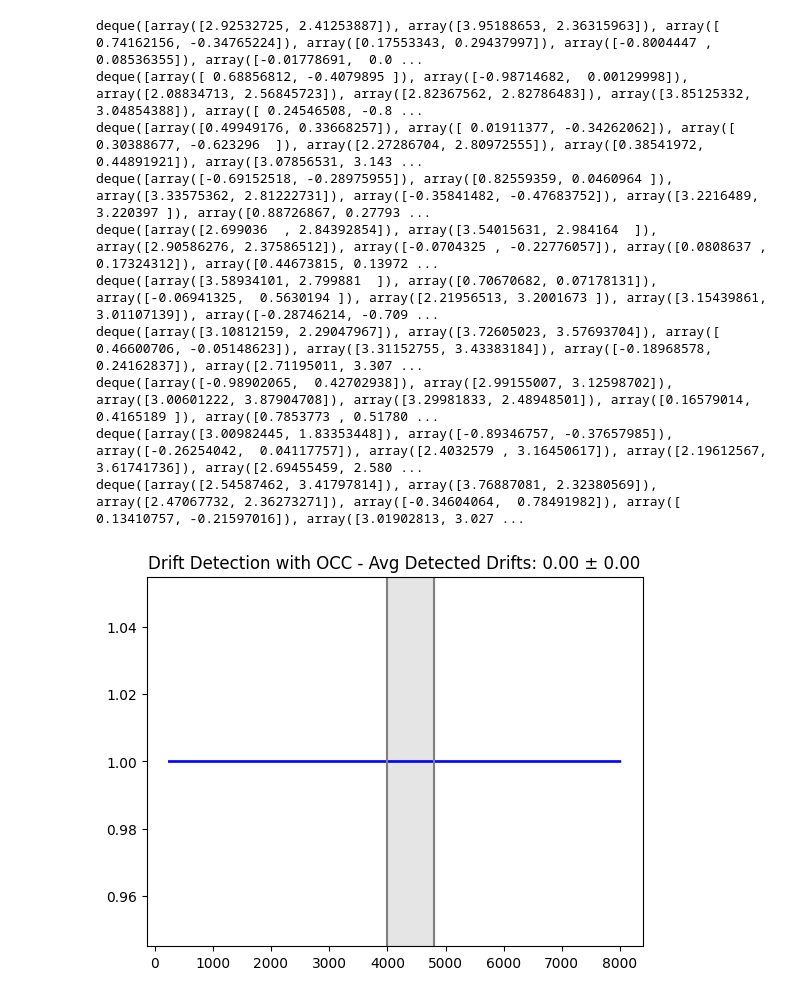
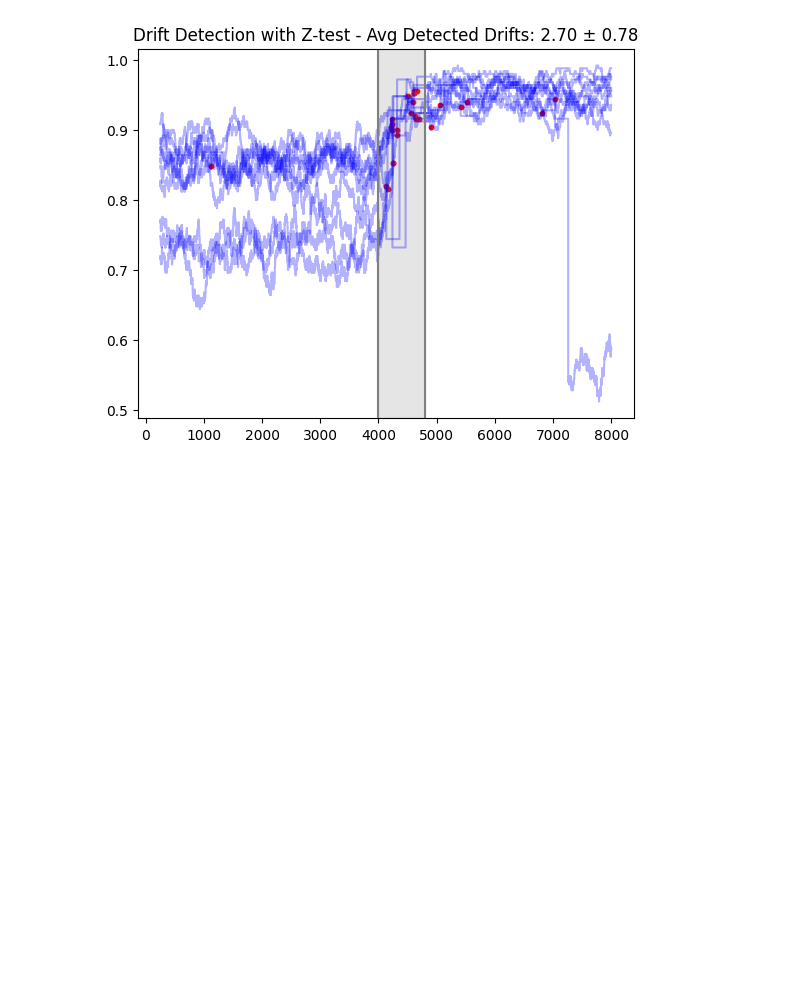
Before and after one commit to dariomalchiodi/occ-drift-detection, a Jupyter notebook: river.ipynb, the cells around one changed output. Saved outputs shown, nothing was run; the diff lists cells and outputs as text; code cells hidden in the pictures; blank space fills up the shorter version.

Commit message:
fixed pseudorandom generator, abstracted w.r.t. detection method, and some experiments with logistic regression

```diff
--- a/river.ipynb
+++ b/river.ipynb
@@ -8,7 +8,7 @@ class Distribution:
         raise NotImplementedError
 
 class GaussianMixture(Distribution):
-    def __init__(self, mu, sigma, class_, p, n, seed=None):
+    def __init__(self, mu, sigma, class_, p, n, rng=None):
         if not (len(mu) == len(sigma) == len(class_) == len(p)):
             raise ValueError("All input lists must have the same length.")
         if sum(p) != 1:
@@ -19,7 +19,7 @@ class GaussianMixture(Distribution):
         self.class_ = class_
         self.p = p
         self.n = n
-        self.rng = np.random.default_rng(seed)
+        self.rng = rng if rng is not None else np.random.default_rng()
 
     def sample(self):
         for t in range(self.n):
@@ -64,7 +64,7 @@ empirical outlier fraction: 0.124
 import numpy as np
 
 class DriftingMixtureStream:
-    def __init__(self, mixtures, drift_points):
+    def __init__(self, mixtures, drift_points, rng=None):
         """
         mixtures: list of GaussianMixture instances (length >= 2)
         drift_points: list of ints or (start, end) tuples, length == len(mixtures) - 1
@@ -80,6 +80,7 @@ class DriftingMixtureStream:
 
         self.mixtures = mixtures
         self.drift_points = drift_points
+        self.rng = rng if rng is not None else np.random.default_rng()
         self.t = 0
         self.current_idx = 0
 
@@ -94,7 +95,7 @@ class DriftingMixtureStream:
         total_p = sum(p)
         p = [pi / total_p for pi in p]
         class_ = mix_a.class_  # assume same class labels
-        return GaussianMixture(mu, sigma, class_, p, n=1_000_000)
+        return GaussianMixture(mu, sigma, class_, p, n=1_000_000, rng=self.rng)
 
     def sample(self):
         while True:
@@ -209,22 +210,33 @@ class DriftDetector:
     def detect(self):
         raise NotImplementedError
 
+    def reset(self, outliers):
+        raise NotImplementedError
+
 class ThresholdDriftDetector(DriftDetector):
-    def __init__(self, f):
+    def __init__(self, f=0.1):
         self.f = f
+
+    def reset(self, outliers):
+        pass
 
     def detect(self, outliers):
         outlier_fraction = np.mean(outliers)
         return outlier_fraction > self.f
 
 class ZTestDriftDetector(DriftDetector):
-    def __init__(self, alpha, outliers):
+    def __init__(self, alpha=0.05):
         self.alpha = alpha
-        self.outliers_orig = outliers
+        self.is_built = False
+
+    def reset(self, outliers):
         self.tot_orig = sum(outliers)
         self.n_orig = len(outliers)
+        self.is_built = True
 
     def detect(self, outliers):
+        if not self.is_built:
+            raise RuntimeError("ZTestDriftDetector has not been reset.")
         tot = sum(outliers)
         n = len(outliers)
         p_outliers = tot / n
@@ -363,36 +366,36 @@ detected_drifts
 # %%
 fix, ax = plt.subplots()
 
+model = tree.HoeffdingTreeClassifier()
+
 num_drifts = []
+z_accuracy_trajectory = []
+z_detected_drifts_trajectory = []
 for seed in np.arange(42, 142, 10):
+    rng = np.random.default_rng(seed)
     g1 = GaussianMixture(mu=[[0, 0], [1, 1]], sigma=[[1, 1], [0.2, 0.2]],
-                     class_=[0, 1], p=[0.5, 0.5], n=8_000, seed=seed)
+                     class_=[0, 1], p=[0.5, 0.5], n=8_000, rng=rng)
     g2 = GaussianMixture(mu=[[0, 0], [3, 3]], sigma=[[1, 1], [0.3, 0.3]],
-                        class_=[0, 1], p=[0.5, 0.5], n=8_000, seed=seed)
+                        class_=[0, 1], p=[0.5, 0.5], n=8_000, rng=rng)
+    stream = DriftingMixtureStream(mixtures=[g1, g2],
+                               drift_points=[(start_drift, end_drift)],
+                               rng=rng)
 
-    accuracy, detected_drifts = experiment(n, f, nu, gamma, max_t, stream)
+    accuracy, detected_drifts = experiment(n, nu, gamma, max_t, stream, detector, model)
+    z_accuracy_trajectory.append(accuracy)
+    z_detected_drifts_trajectory.append(detected_drifts)
     num_drifts.append(len(detected_drifts))
     u, v = zip(*accuracy)
     ax.step(u, v, color='blue', alpha=0.3)
     if detected_drifts:
         u, v = zip(*detected_drifts)
         ax.scatter(u, v, color='red', label='Detected Drifts', s=10)
 
 ax.axvspan(4_000, 4_800, color='gray', alpha=0.2)
 ax.axvline(4_000, color='gray', linewidth=1.5, alpha=1.0)
 ax.axvline(4_800, color='gray', linewidth=1.5, alpha=1.0)
-ax.set_title(f'Drift Detection with OCC - Avg Detected Drifts: {np.mean(num_drifts):.2f} ± {np.std(num_drifts):.2f}')
+ax.set_title(f'Drift Detection with Z-test - Avg Detected Drifts: {np.mean(num_drifts):.2f} ± {np.std(num_drifts):.2f}')
 # ax.set_ylim(0.95, 1.01)
 plt.show()
 # %% [output]
-deque([array([2.92532725, 2.41253887]), array([3.95188653, 2.36315963]), array([ 0.74162156, -0.34765224]), array([0.17553343, 0.29437997]), array([-0.8004447 ,  0.08536355]), array([-0.01778691,  0.0 ...
-deque([array([ 0.68856812, -0.4079895 ]), array([-0.98714682,  0.00129998]), array([2.08834713, 2.56845723]), array([2.82367562, 2.82786483]), array([3.85125332, 3.04854388]), array([ 0.24546508, -0.8 ...
-deque([array([0.49949176, 0.33668257]), array([ 0.01911377, -0.34262062]), array([ 0.30388677, -0.623296  ]), array([2.27286704, 2.80972555]), array([0.38541972, 0.44891921]), array([3.07856531, 3.143 ...
-deque([array([-0.69152518, -0.28975955]), array([0.82559359, 0.0460964 ]), array([3.33575362, 2.81222731]), array([-0.35841482, -0.47683752]), array([3.2216489, 3.220397 ]), array([0.88726867, 0.27793 ...
-deque([array([2.699036  , 2.84392854]), array([3.54015631, 2.984164  ]), array([2.90586276, 2.37586512]), array([-0.0704325 , -0.22776057]), array([0.0808637 , 0.17324312]), array([0.44673815, 0.13972 ...
-deque([array([3.58934101, 2.799881  ]), array([0.70670682, 0.07178131]), array([-0.06941325,  0.5630194 ]), array([2.21956513, 3.2001673 ]), array([3.15439861, 3.01107139]), array([-0.28746214, -0.709 ...
-deque([array([3.10812159, 2.29047967]), array([3.72605023, 3.57693704]), array([ 0.46600706, -0.05148623]), array([3.31152755, 3.43383184]), array([-0.18968578,  0.24162837]), array([2.71195011, 3.307 ...
-deque([array([-0.98902065,  0.42702938]), array([2.99155007, 3.12598702]), array([3.00601222, 3.87904708]), array([3.29981833, 2.48948501]), array([0.16579014, 0.4165189 ]), array([0.7853773 , 0.51780 ...
-deque([array([3.00982445, 1.83353448]), array([-0.89346757, -0.37657985]), array([-0.26254042,  0.04117757]), array([2.4032579 , 3.16450617]), array([2.19612567, 3.61741736]), array([2.69455459, 2.580 ...
-deque([array([2.54587462, 3.41797814]), array([3.76887081, 2.32380569]), array([2.47067732, 2.36273271]), array([-0.34604064,  0.78491982]), array([ 0.13410757, -0.21597016]), array([3.01902813, 3.027 ...
-[figure, old version]
+[figure, new version]
```
Also changed, not shown: parts of 10 cells of this notebook.
